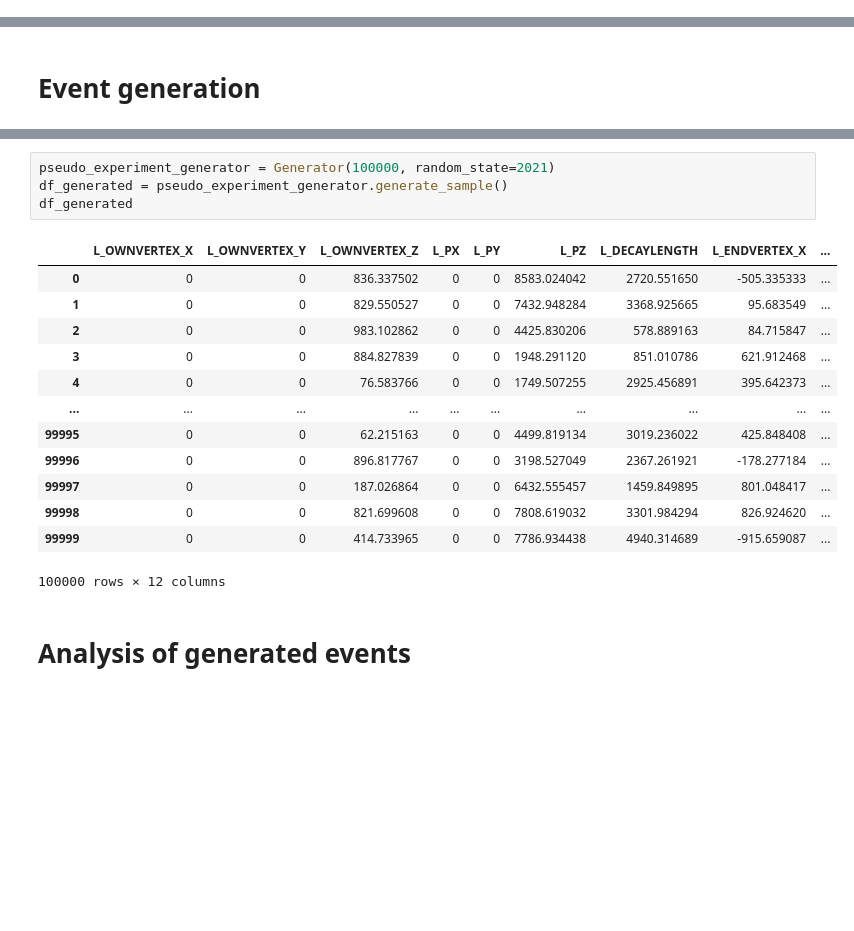
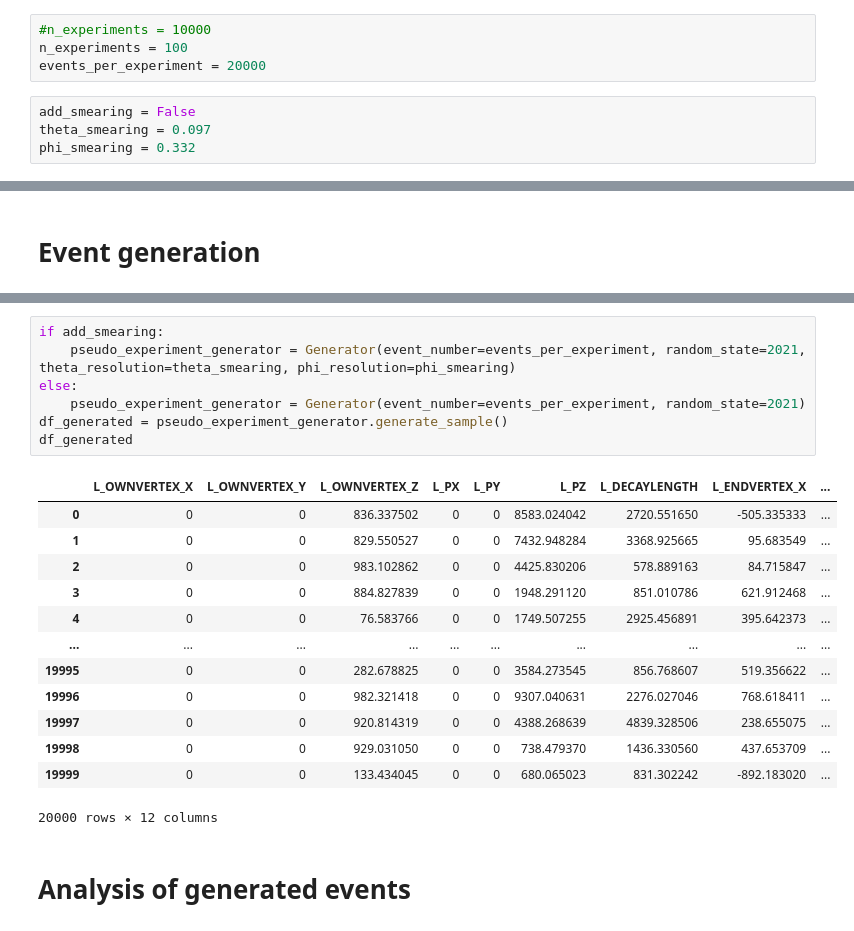
Before and after one commit to alatios/lb2jpsil_lambda-emdm-measurement, a Jupyter notebook: 07_pseudoexperiment_analysis.ipynb, the cells around one changed output, grey strips where cells are left out. Saved outputs shown, nothing was run; the diff lists cells and outputs as text; blank space fills up the shorter version.

Commit message:
Implement working 2D fit and smearing in pseudoexperiments

```diff
--- a/07_pseudoexperiment_analysis.ipynb
+++ b/07_pseudoexperiment_analysis.ipynb
@@ -13,3 +15,11 @@ save_plots = False
+# %%
+#n_experiments = 10000
+n_experiments = 100
+events_per_experiment = 20000
+# %%
+add_smearing = False
+theta_smearing = 0.097
+phi_smearing = 0.332
 # %% [markdown]
 # A look at the PDF
 # %%
@@ -186,23 +255,26 @@ class Generator:
 
         return df
 # %%
-pseudo_experiment_generator = Generator(100000, random_state=2021)
+if add_smearing:
+    pseudo_experiment_generator = Generator(event_number=events_per_experiment, random_state=2021, theta_resolution=theta_smearing, phi_resolution=phi_smearing)
+else:
+    pseudo_experiment_generator = Generator(event_number=events_per_experiment, random_state=2021)
 df_generated = pseudo_experiment_generator.generate_sample()
 df_generated
 # %% [output]
 |  | L_OWNVERTEX_X | L_OWNVERTEX_Y | L_OWNVERTEX_Z | L_PX | L_PY | L_PZ | L_DECAYLENGTH | L_ENDVERTEX_X | ... |
 | 0 | 0 | 0 | 836.337502 | 0 | 0 | 8583.024042 | 2720.551650 | -505.335333 | ... |
 | 1 | 0 | 0 | 829.550527 | 0 | 0 | 7432.948284 | 3368.925665 | 95.683549 | ... |
 | 2 | 0 | 0 | 983.102862 | 0 | 0 | 4425.830206 | 578.889163 | 84.715847 | ... |
 | 3 | 0 | 0 | 884.827839 | 0 | 0 | 1948.291120 | 851.010786 | 621.912468 | ... |
 | 4 | 0 | 0 | 76.583766 | 0 | 0 | 1749.507255 | 2925.456891 | 395.642373 | ... |
 | ... | ... | ... | ... | ... | ... | ... | ... | ... | ... |
-| 99995 | 0 | 0 | 62.215163 | 0 | 0 | 4499.819134 | 3019.236022 | 425.848408 | ... |
-| 99996 | 0 | 0 | 896.817767 | 0 | 0 | 3198.527049 | 2367.261921 | -178.277184 | ... |
-| 99997 | 0 | 0 | 187.026864 | 0 | 0 | 6432.555457 | 1459.849895 | 801.048417 | ... |
-| 99998 | 0 | 0 | 821.699608 | 0 | 0 | 7808.619032 | 3301.984294 | 826.924620 | ... |
-| 99999 | 0 | 0 | 414.733965 | 0 | 0 | 7786.934438 | 4940.314689 | -915.659087 | ... |
+| 19995 | 0 | 0 | 282.678825 | 0 | 0 | 3584.273545 | 856.768607 | 519.356622 | ... |
+| 19996 | 0 | 0 | 982.321418 | 0 | 0 | 9307.040631 | 2276.027046 | 768.618411 | ... |
+| 19997 | 0 | 0 | 920.814319 | 0 | 0 | 4388.268639 | 4839.328506 | 238.655075 | ... |
+| 19998 | 0 | 0 | 929.031050 | 0 | 0 | 738.479370 | 1436.330560 | 437.653709 | ... |
+| 19999 | 0 | 0 | 133.434045 | 0 | 0 | 680.065023 | 831.302242 | -892.183020 | ... |
-100000 rows × 12 columns
+20000 rows × 12 columns
 # %% [markdown]
 # Analysis of generated events
 # %%
```
Also changed, not shown: parts of 32 cells of this notebook, 2 other files.
